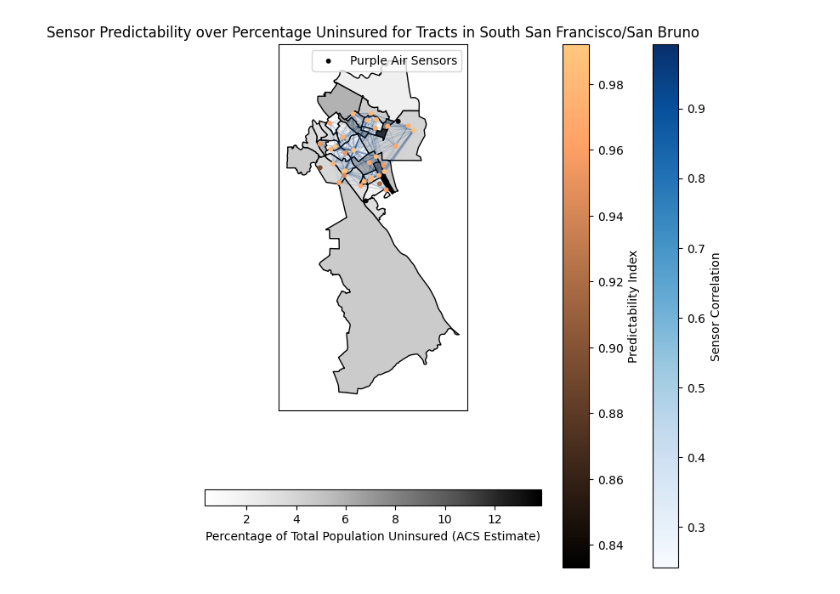
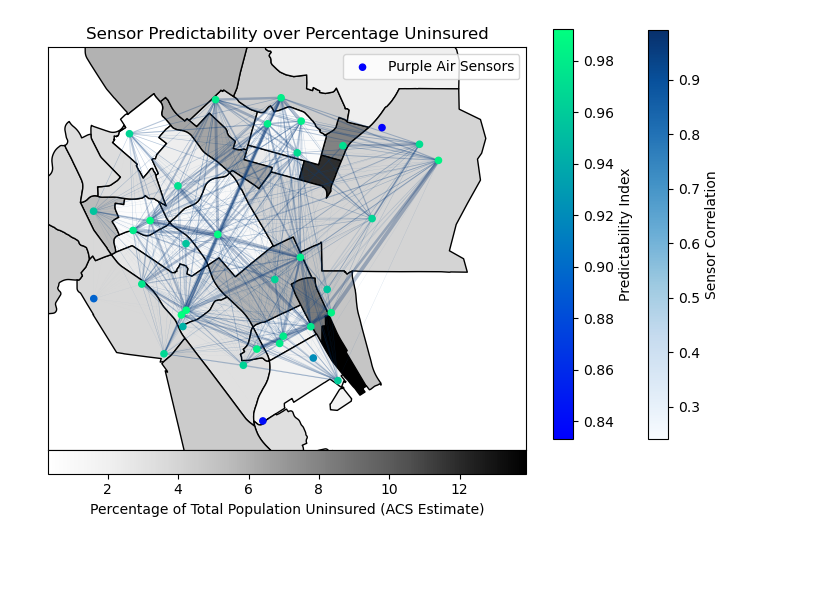
Before and after one commit to macks26/rise-south-city-dashboard, a Jupyter notebook: code/data_analysis_geo.ipynb, the cells around one changed output. Drawn from its saved outputs; the diff is of its cells as text; code cells hidden in the pictures; blank space fills up the shorter version.

```diff
--- a/code/data_analysis_geo.ipynb
+++ b/code/data_analysis_geo.ipynb
@@ -29,6 +28,7 @@ ssf_tracts = [
     '6024',
     '6025',
     '6026',
+    '6026.01',
     '6026.02',
     '6038.01',
     '6038.02',
@@ -198,5 +125,7 @@ sensor_corrs
 # %%
 import matplotlib.colors as mcolors
+
+sensor_corrs = hourly_asds_pivot.corr(method='pearson')
 
 base = ins_mapping
 coords = np.array([list(point.coords)[0] for point in metadata.geometry])
@@ -231,12 +160,13 @@ pos = {i: (metadata.geometry[i].x, metadata.geometry[i].y) for i in range(len(me
 
 fig, ax = plt.subplots(figsize=(8, 8))
 
+tract_cmap_str = 'Greys'
 # Plot base map (you can use any geopandas dataframe that represents geographical boundaries)
 base.plot(
     column='S2701_C05_001E',
     edgecolor='black',
-    cmap='Greys',
-    legend=False,
+    cmap=plt.cm.Greys,
+    markersize=3,
     missing_kwds={
         'color': 'lightgrey',
         'edgecolor': 'red',
@@ -245,40 +175,43 @@ base.plot(
     },
     ax=ax
 )
 
 # Plot the points (nodes of the network)
-#points.plot(ax=ax, color='red', markersize=50, label='Sensors')
+#metadata.plot(ax=ax, color='red', markersize=50, label='Sensors')
 
 edges, weights = zip(*nx.get_edge_attributes(G,'weight').items())
-edge_width = list(map(lambda w: 4*w**50, weights))
+edge_width = list(map(lambda w: 5*w**40, weights))
 edge_cmap = plt.cm.Blues
-node_cmap = plt.cm.copper
+node_cmap = plt.cm.winter
 tract_cmap = plt.cm.Greys
 
 edges_sm = plt.cm.ScalarMappable(cmap=edge_cmap, norm=mcolors.Normalize(vmin=min(weights), vmax=max(weights)))
 edges_sm.set_array([])
-fig.colorbar(edges_sm, ax=ax, orientation="vertical", label="Sensor Correlation")
+fig.colorbar(edges_sm, ax=ax, orientation="vertical", label="Sensor Correlation", fraction=0.033, pad=0.12)
 
 nodes_sm = plt.cm.ScalarMappable(cmap=node_cmap, norm=mcolors.Normalize(vmin=min(predictability), vmax=max(predictability)))
 nodes_sm.set_array([])
-fig.colorbar(nodes_sm, ax=ax, orientation="vertical", label="Predictability Index")
+fig.colorbar(nodes_sm, ax=ax, orientation="vertical", label="Predictability Index", fraction=0.039)
 
 tract_sm = plt.cm.ScalarMappable(cmap=tract_cmap, norm=mcolors.Normalize(vmin=ins_mapping['S2701_C05_001E'].min(), vmax=ins_mapping['S2701_C05_001E'].max()))
 tract_sm.set_array([])
-fig.colorbar(tract_sm, ax=ax, orientation="horizontal", label="Percentage of Total Population Uninsured (ACS Estimate)")
+fig.colorbar(tract_sm, ax=ax, orientation="horizontal", label="Percentage of Total Population Uninsured (ACS Estimate)", pad=0.0)
 
 # Plot the edges (connections between points)
-nx.draw_networkx_edges(G, pos, ax=ax, edge_color=weights, width=edge_width, alpha=0.3, edge_cmap=plt.cm.Blues)
+nx.draw_networkx_edges(G, pos, ax=ax, edge_color=weights, width=edge_width, alpha=0.3, edge_cmap=edge_cmap)
 
 # Plot the nodes (points) on top of the map
-nx.draw_networkx_nodes(G, pos, ax=ax, node_color=predictability, node_size=10, label='Purple Air Sensors', cmap=plt.cm.copper)
+nx.draw_networkx_nodes(G, pos, ax=ax, node_color=predictability, node_size=20, label='Purple Air Sensors', cmap=node_cmap)
 
 # Customize plot
-ax.set_title('Sensor Predictability over Percentage Uninsured for Tracts in South San Francisco/San Bruno')
+ax.set_title('Sensor Predictability over Percentage Uninsured')
 #plt.xlabel('Longitude')
 #plt.ylabel('Latitude')
+ax.set_ylim([37.60,37.68])
+ax.set_xlim([-122.48, -122.36])
+
 plt.legend()
 
 plt.show()
 # %% [output]
-[figure, old version]
+[figure, new version]
```
Also changed, not shown: parts of 29 cells of this notebook, 1 other file.
